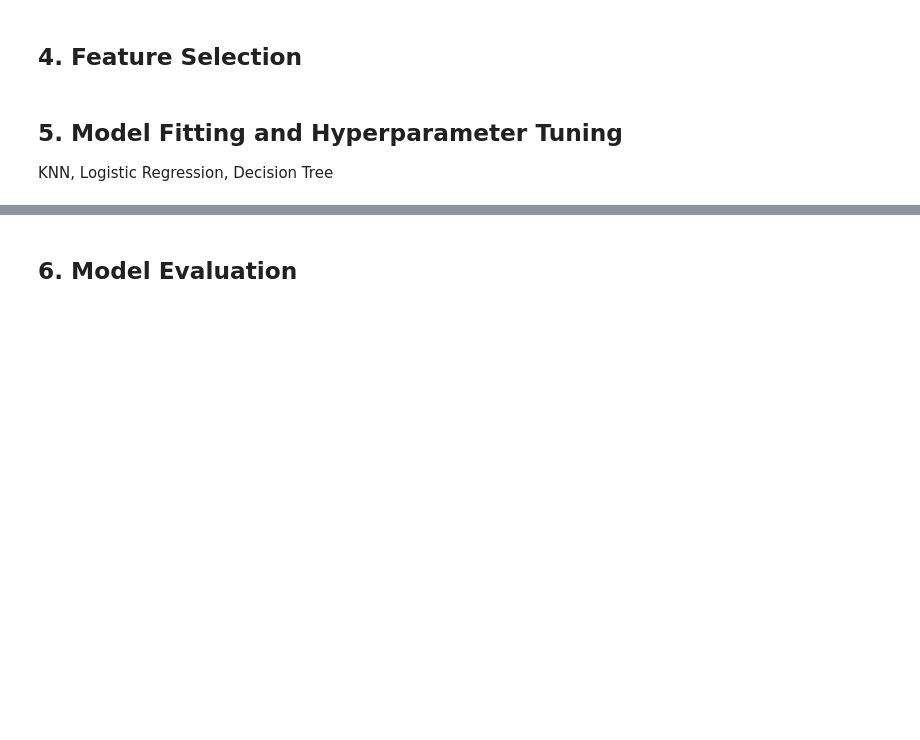
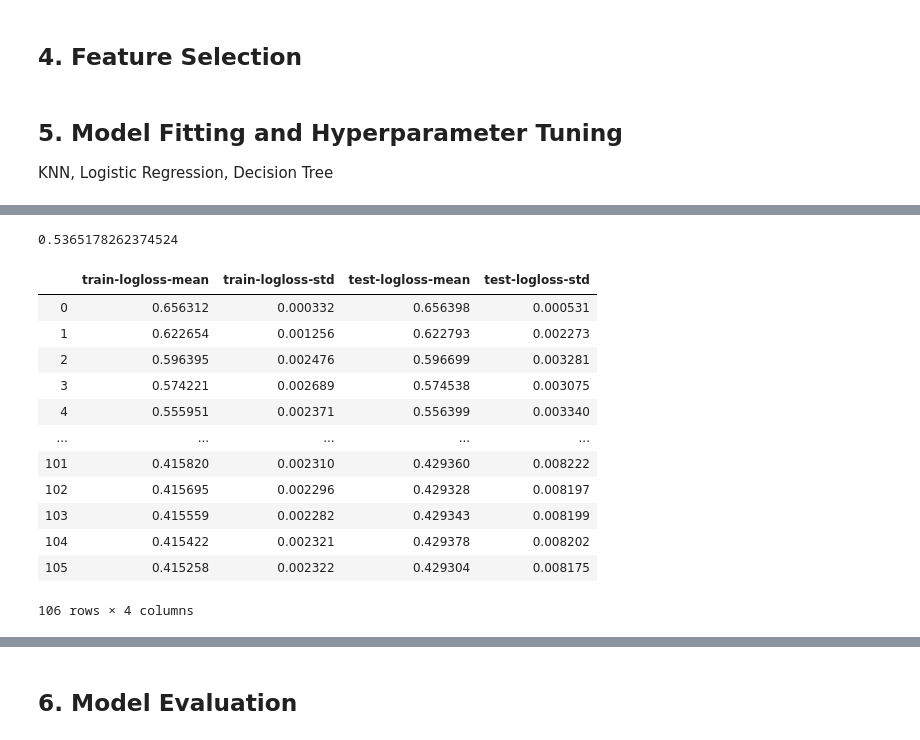
Before and after one commit to jacksonbull87/nyc-mhtn-ds-010620-lectures, a Jupyter notebook: week-9/classification-assessment/classification-assessment.ipynb, the cells around one changed output, grey strips where cells are left out. Saved outputs shown, nothing was run; the diff lists cells and outputs as text; code cells hidden in the pictures; blank space fills up the shorter version.

```diff
--- a/week-9/classification-assessment/classification-assessment.ipynb
+++ b/week-9/classification-assessment/classification-assessment.ipynb
@@ -138,0 +551,35 @@ KNN, Logistic Regression, Decision Tree
+# %%
+ metrics.f1_score(y_test, y_k_predict)
+# %% [output]
+0.5365178262374524
+# %%
+params = {"objective":"binary:logistic",
+          'colsample_bytree': 0.3,
+          'learning_rate': 0.1,
+          'max_depth': 3,
+          'alpha': 1}
+# %%
+cv_results = xgb.cv(dtrain=data_dmatrix,
+                    params=params,
+                    nfold=5,
+                    num_boost_round=500,
+                    early_stopping_rounds=5,
+                    metrics="logloss",
+                    as_pandas=True,
+                    seed=123)
+# %%
+cv_results
+# %% [output]
+|  | train-logloss-mean | train-logloss-std | test-logloss-mean | test-logloss-std |
+| 0 | 0.656312 | 0.000332 | 0.656398 | 0.000531 |
+| 1 | 0.622654 | 0.001256 | 0.622793 | 0.002273 |
+| 2 | 0.596395 | 0.002476 | 0.596699 | 0.003281 |
+| 3 | 0.574221 | 0.002689 | 0.574538 | 0.003075 |
+| 4 | 0.555951 | 0.002371 | 0.556399 | 0.003340 |
+| ... | ... | ... | ... | ... |
+| 101 | 0.415820 | 0.002310 | 0.429360 | 0.008222 |
+| 102 | 0.415695 | 0.002296 | 0.429328 | 0.008197 |
+| 103 | 0.415559 | 0.002282 | 0.429343 | 0.008199 |
+| 104 | 0.415422 | 0.002321 | 0.429378 | 0.008202 |
+| 105 | 0.415258 | 0.002322 | 0.429304 | 0.008175 |
+106 rows × 4 columns
```
Also changed, not shown: parts of 105 cells of this notebook, 3 other files.
